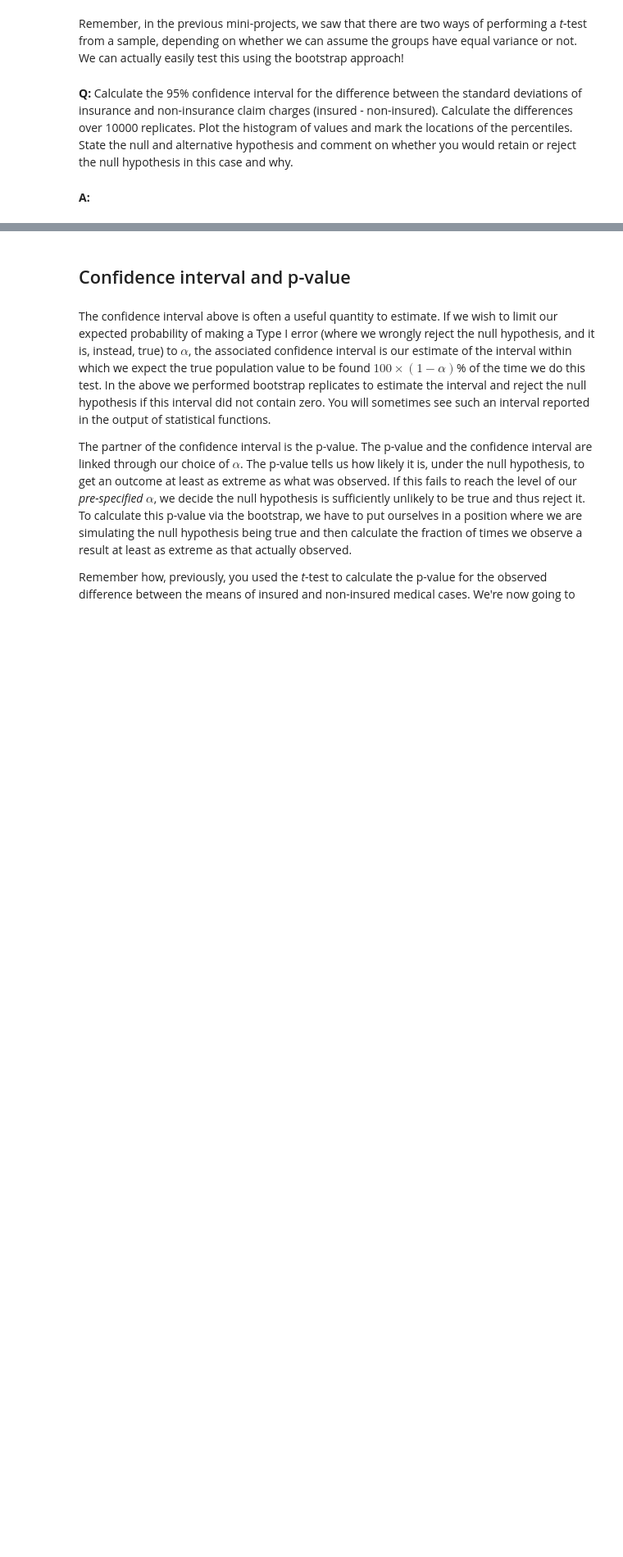
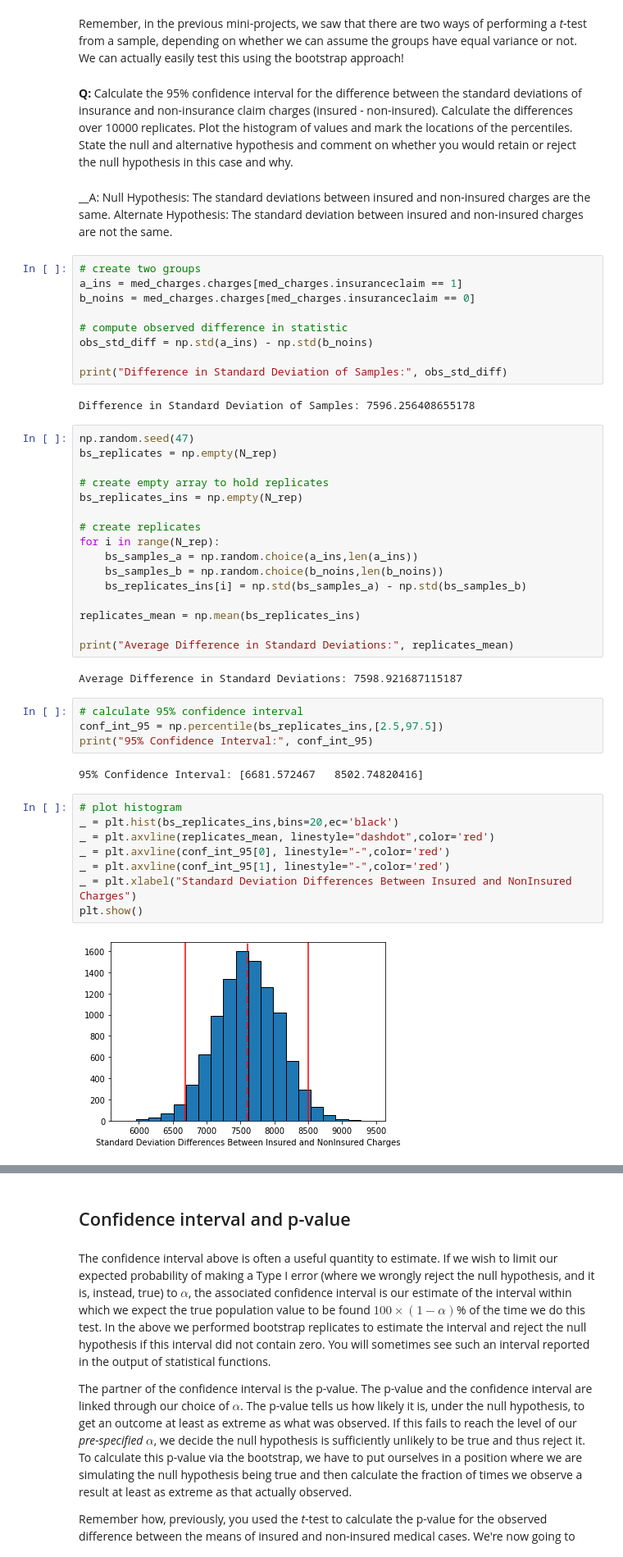
Before and after one commit to lbrou82/Springboard_Mini_Projects, a Jupyter notebook: inferential_statistics_2-Q.ipynb, the cells around one changed output, grey strips where cells are left out. Shown at 82% size. Drawn from its saved outputs; the diff is of its cells as text; blank space fills up the shorter version.

```diff
--- a/inferential_statistics_2-Q.ipynb
+++ b/inferential_statistics_2-Q.ipynb
@@ -55,5 +80,52 @@ If you performed 10000 replicates immediately after setting the random seed to 4
 Remember, in the previous mini-projects, we saw that there are two ways of performing a _t_-test from a sample, depending on whether we can assume the groups have equal variance or not. We can actually easily test this using the bootstrap approach!
 # %% [markdown]
 __Q:__ Calculate the 95% confidence interval for the difference between the standard deviations of insurance and non-insurance claim charges (insured - non-insured). Calculate the differences over 10000 replicates. Plot the histogram of values and mark the locations of the percentiles. State the null and alternative hypothesis and comment on whether you would retain or reject the null hypothesis in this case and why.
-# %% [markdown]
-__A:__
+# %% [markdown]
+__A:
+Null Hypothesis: The standard deviations between insured and non-insured charges are the same.
+Alternate Hypothesis: The standard deviation between insured and non-insured charges are not the same.
+# %%
+# create two groups
+a_ins = med_charges.charges[med_charges.insuranceclaim == 1]
+b_noins = med_charges.charges[med_charges.insuranceclaim == 0]
+
+# compute observed difference in statistic
+obs_std_diff = np.std(a_ins) - np.std(b_noins)
+
+print("Difference in Standard Deviation of Samples:", obs_std_diff)
+# %% [output]
+Difference in Standard Deviation of Samples: 7596.256408655178
+# %%
+np.random.seed(47)
+bs_replicates = np.empty(N_rep)
+
+# create empty array to hold replicates
+bs_replicates_ins = np.empty(N_rep)
+
+# create replicates
+for i in range(N_rep):
+    bs_samples_a = np.random.choice(a_ins,len(a_ins))
+    bs_samples_b = np.random.choice(b_noins,len(b_noins))
+    bs_replicates_ins[i] = np.std(bs_samples_a) - np.std(bs_samples_b)
+
+replicates_mean = np.mean(bs_replicates_ins)
+
+print("Average Difference in Standard Deviations:", replicates_mean)
+# %% [output]
+Average Difference in Standard Deviations: 7598.921687115187
+# %%
+# calculate 95% confidence interval
+conf_int_95 = np.percentile(bs_replicates_ins,[2.5,97.5])
+print("95% Confidence Interval:", conf_int_95)
+# %% [output]
+95% Confidence Interval: [6681.572467   8502.74820416]
+# %%
+# plot histogram
+_ = plt.hist(bs_replicates_ins,bins=20,ec='black')
+_ = plt.axvline(replicates_mean, linestyle="dashdot",color='red')
+_ = plt.axvline(conf_int_95[0], linestyle="-",color='red')
+_ = plt.axvline(conf_int_95[1], linestyle="-",color='red')
+_ = plt.xlabel("Standard Deviation Differences Between Insured and NonInsured Charges")
+plt.show()
+# %% [output]
+[figure, added]
```
Also changed, not shown: parts of 18 cells of this notebook.
